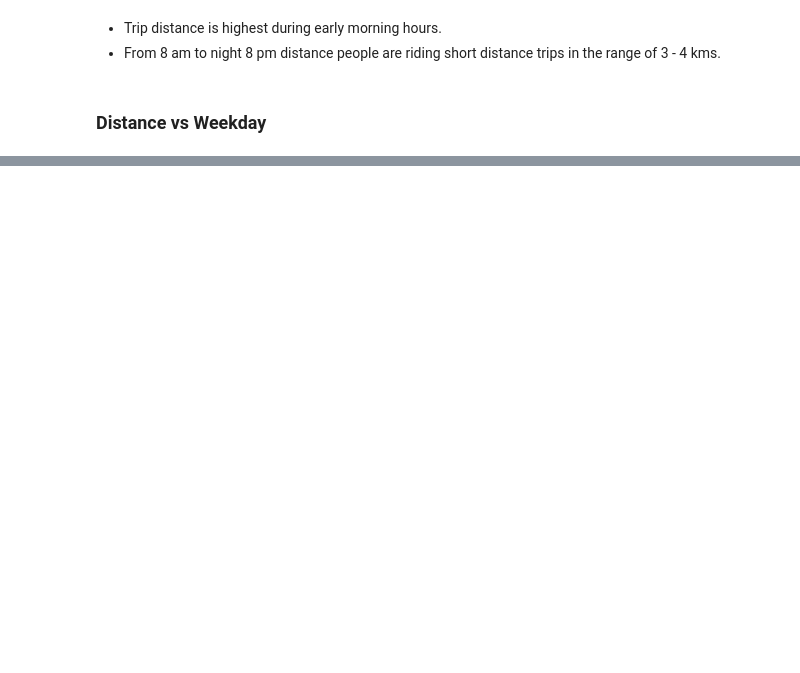
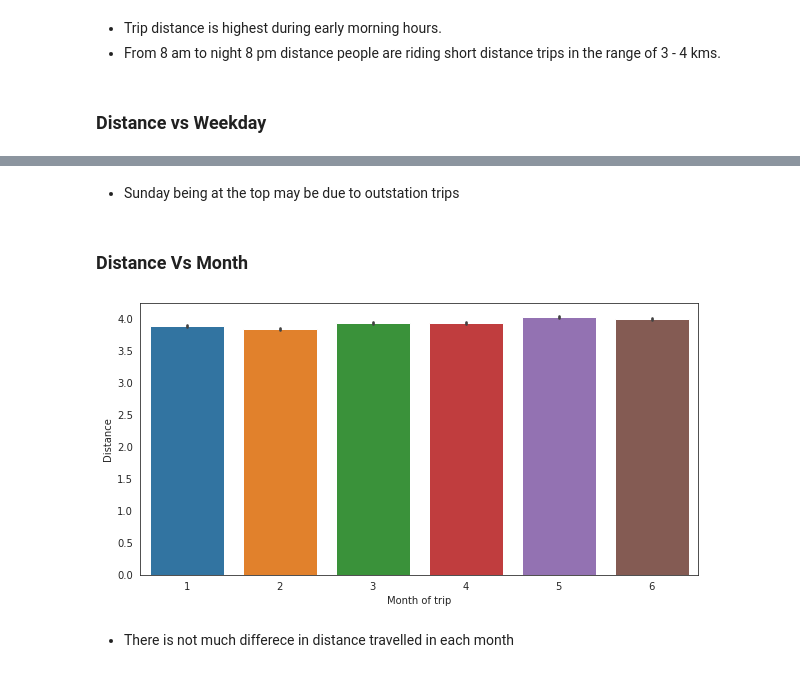
Before and after one commit to B-Murali-Krishna/NYC_Taxi_Trip_Time_Prediction--Capstone_Project, a Jupyter notebook: NYC_Taxi_Trip_Time_Prediction.ipynb, the cells around one changed output, grey strips where cells are left out. Drawn from its saved outputs; the diff is of its cells as text; code cells hidden in the pictures; blank space fills up the shorter version.

```diff
--- a/NYC_Taxi_Trip_Time_Prediction.ipynb
+++ b/NYC_Taxi_Trip_Time_Prediction.ipynb
@@ -655,0 +659,14 @@ plt.show()
+# %% [markdown]
+* Sunday being at the top may be due to outstation trips
+# %% [markdown]
+### Distance Vs Month
+# %%
+plt.figure(figsize = (10,5))
+sns.barplot(x='month', y='distance',data=df)
+plt.ylabel('Distance')
+plt.xlabel('Month of trip')
+plt.show()
+# %% [output]
+[figure, added]
+# %% [markdown]
+* There is not much differece in distance travelled in each month
```
Also changed, not shown: parts of 23 cells of this notebook.
